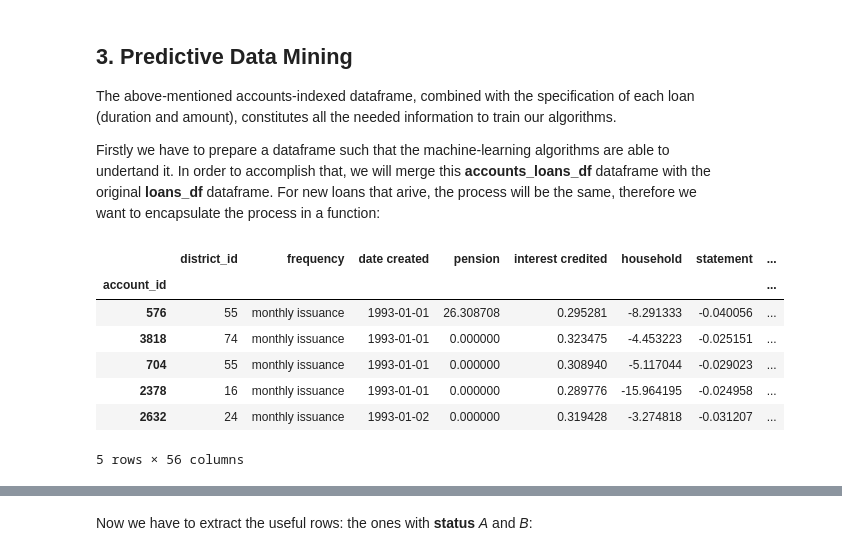
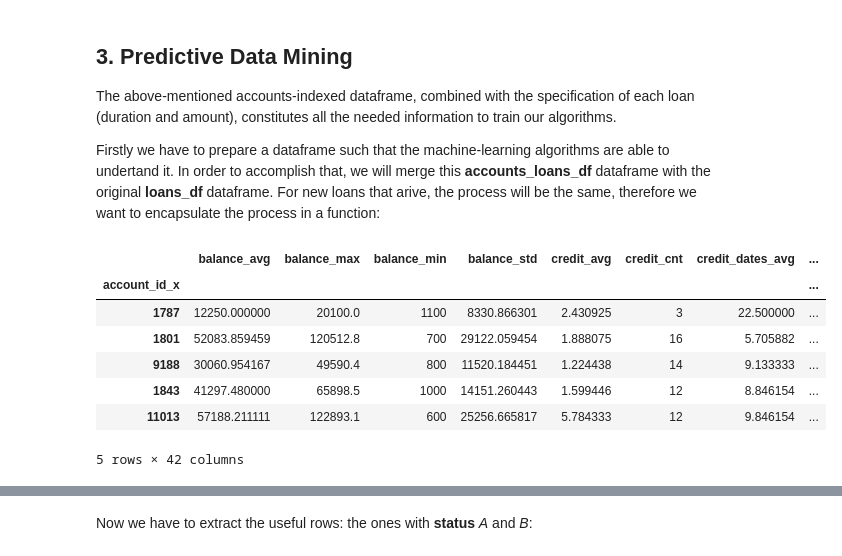
Before and after one commit to diogojapinto/banking-project, a Jupyter notebook: Banking Project - Rui.ipynb, the cells around one changed output, grey strips where cells are left out. Saved outputs shown, nothing was run; the diff lists cells and outputs as text; code cells hidden in the pictures.

```diff
--- a/Banking Project - Rui.ipynb
+++ b/Banking Project - Rui.ipynb
@@ -480,9 +511,0 @@ temp_df = transactions_df_e[['account_id', 'type', 'norm_signed_amount', 'date']
-# %%
-# sort firstly by account_id, then by date
-temp_df = temp_df.sort_values(by=['account_id', 'date'])
-
-#obtain, by row, the previous date
-prev_dates = temp_df.groupby('account_id').apply(lambda x: x['date'].shift().fillna(x.iloc[0]['date'])).reset_index(level=0)
-delta = temp_df['date'] - prev_dates['date']
-delta = delta.astype("timedelta64[D]")
-temp_df['date_delta'] = delta
@@ -530,3 +511,0 @@ Now merge with **accounts** dataframe:
-# %%
-accounts_df = accounts_df.join(trans_summaries_df)
-accounts_df.head()
@@ -546,0 +650,11 @@ accounts_df[accounts_df['withdrawal_std'].isnull()]
+# %%
+temp_dfs = []
+for i, row in loans_df.iterrows():
+    temp_df = summarize_all_transactions(transactions_df_e, row['account_id'], row['date'])
+    temp_dfs.append(temp_df)
+    #loans_transactions_df = loans_transactions_df.merge(temp_df, left_on='account_id', right_index=True, how='left', sort=False)
+
+loans_transactions_df = pd.concat(temp_dfs)
+loans_transactions_df = loans_transactions_df.fillna(0)
+loans_transactions_df = loans_transactions_df.merge(loans_df, right_on='account_id', left_index=True, how='left', sort=False)
+loans_transactions_df.head()
@@ -817,24 +818,24 @@ The above-mentioned accounts-indexed dataframe, combined with the specification
 
 Firstly we have to prepare a dataframe such that the machine-learning algorithms are able to undertand it. In order to accomplish that, we will merge this **accounts_loans_df** dataframe with the original **loans_df** dataframe. For new loans that arive, the process will be the same, therefore we want to encapsulate the process in a function:
 # %%
-accounts_final_df = accounts_loans_df.rename(columns={'date': 'date created'})
-#accounts_final_df = accounts_clients_df.rename(columns={'date': 'date created'})
+accounts_final_df = accounts_clients_df.rename(columns={'date': 'date created'})
 accounts_final_df['account_id'] = accounts_final_df.index
 
 def join_loans_accounts(l_df):
     dataset = pd.merge(l_df, accounts_final_df, left_on='account_id', right_index=True, how='left', sort=False)
-    #dataset = dataset.drop('account_id', axis='columns')
+    dataset = dataset.set_index('account_id_x')
+    dataset = dataset.drop('account_id_y', axis='columns')
     return dataset
 
-dataset = join_loans_accounts(loans_df)
+dataset = join_loans_accounts(loans_transactions_df)
 # %%
-accounts_final_df.head()
+dataset.head()
 # %% [output]
-|  | district_id | frequency | date created | pension | interest credited | household | statement | ... |
-| account_id |  |  |  |  |  |  |  | ... |
-| 576 | 55 | monthly issuance | 1993-01-01 | 26.308708 | 0.295281 | -8.291333 | -0.040056 | ... |
-| 3818 | 74 | monthly issuance | 1993-01-01 | 0.000000 | 0.323475 | -4.453223 | -0.025151 | ... |
-| 704 | 55 | monthly issuance | 1993-01-01 | 0.000000 | 0.308940 | -5.117044 | -0.029023 | ... |
-| 2378 | 16 | monthly issuance | 1993-01-01 | 0.000000 | 0.289776 | -15.964195 | -0.024958 | ... |
-| 2632 | 24 | monthly issuance | 1993-01-02 | 0.000000 | 0.319428 | -3.274818 | -0.031207 | ... |
+|  | balance_avg | balance_max | balance_min | balance_std | credit_avg | credit_cnt | credit_dates_avg | ... |
+| account_id_x |  |  |  |  |  |  |  | ... |
+| 1787 | 12250.000000 | 20100.0 | 1100 | 8330.866301 | 2.430925 | 3 | 22.500000 | ... |
+| 1801 | 52083.859459 | 120512.8 | 700 | 29122.059454 | 1.888075 | 16 | 5.705882 | ... |
+| 9188 | 30060.954167 | 49590.4 | 800 | 11520.184451 | 1.224438 | 14 | 9.133333 | ... |
+| 1843 | 41297.480000 | 65898.5 | 1000 | 14151.260443 | 1.599446 | 12 | 8.846154 | ... |
+| 11013 | 57188.211111 | 122893.1 | 600 | 25256.665817 | 5.784333 | 12 | 9.846154 | ... |
-5 rows × 56 columns
+5 rows × 42 columns
```
Also changed, not shown: parts of 80 cells of this notebook.
